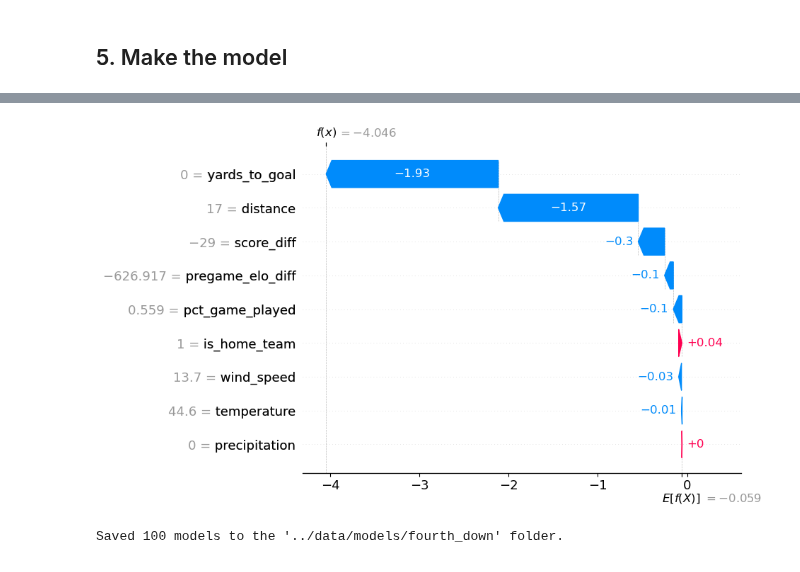
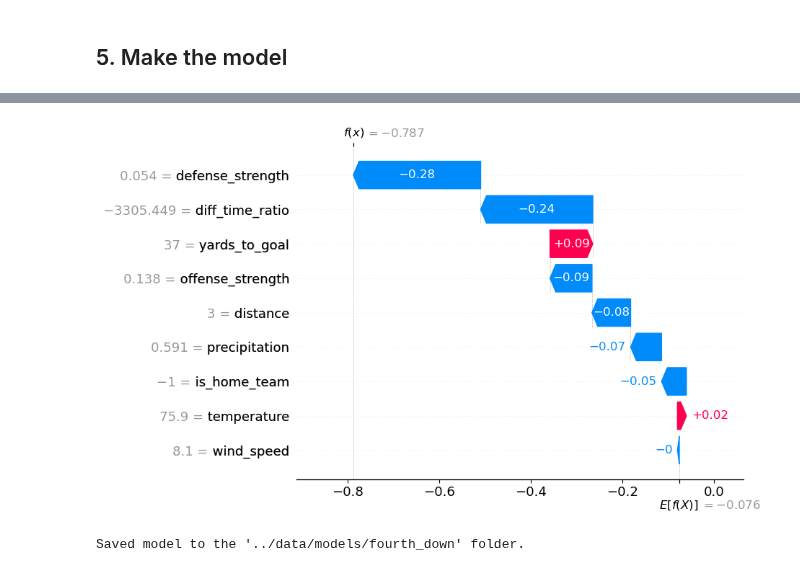
Before and after one commit to lneuendorf/4th-down-models, a Jupyter notebook: notebooks/fourth_down_model.ipynb, the cells around one changed output, grey strips where cells are left out. Cells and saved outputs as stored; diff of their text form; code cells hidden in the pictures.

Commit message:
improved punt and fourth down models

```diff
--- a/notebooks/fourth_down_model.ipynb
+++ b/notebooks/fourth_down_model.ipynb
@@ -398,6 +476,7 @@ dtype: int64
 # %%
 df = df.assign(
     pct_game_played = (((df['period'] - 1) * 15 * 60) + ((15 * 60) - (df['clock_minutes'] * 60 + df['clock_seconds']))) / (4 * 15 * 60),
+    game_seconds_remaining = ((4 * 15 * 60) - ((df['period'] - 1) * 15 * 60 + (15 * 60) - (df['clock_minutes'] * 60 + df['clock_seconds']))),
     score_diff = df['offense_score'] - df['defense_score'],
     is_home_team = np.select([df.neutral_site, df.offense == df.home], [0, 1], default=-1),
     pregame_elo_diff = np.where(df['offense'] == df['home'], df['home_pregame_elo'] - df['away_pregame_elo'], df['away_pregame_elo'] - df['home_pregame_elo']),
@@ -405,6 +484,8 @@ df = df.assign(
     pregame_defense_elo = np.where(df['offense'] == df['home'], df['away_pregame_elo'], df['home_pregame_elo']),
     offense_division = np.where(df['offense'] == df['home'], df['home_division'], df['away_division']),
     defense_division = np.where(df['offense'] == df['home'], df['away_division'], df['home_division']),
+).assign(
+    diff_time_ratio = lambda x: x['score_diff'] * np.exp(4 * (3600 - x['game_seconds_remaining']) / 3600),
 )
 
 df.head()
@@ -434,0 +499,3 @@ Index(['game_id', 'drive_id', 'play_id', 'drive_number', 'play_number',
+# %%
+# FBS only
+df = df.query('offense_division == "fbs" or defense_division == "fbs"').reset_index(drop=True)
@@ -444,10 +676,11 @@ cols = ['game_id', 'drive_id', 'play_id', 'drive_number', 'play_number',
        'game_indoors', 'temperature', 'precipitation',
        'wind_speed', 'pct_game_played', 'score_diff',
        'is_home_team', 'pregame_elo_diff', 'pregame_offense_elo',
-       'pregame_defense_elo', 'first_down']
+       'pregame_defense_elo', 'offense_strength', 'defense_strength', 'diff_time_ratio',
+       'first_down'
+]
 
-#TODO: remove filtering for FBS only?
-df = df.query('offense_division == "fbs" or defense_division == "fbs"')[cols].reset_index(drop=True)
+df = df[cols]
 df.head()
 # %% [output]
 |  | game_id | drive_id | play_id | drive_number | play_number | season | week | season_type | offense | ... |
@@ -530,7 +754,20 @@ df.head()
 # %%
-data = df[['game_id','drive_id','play_id','distance','score_diff','pregame_elo_diff','pct_game_played','is_home_team',
-           'precipitation', 'wind_speed', 'temperature', 'yards_to_goal',
-           'first_down']]
+feature_names = [
+    'distance',
+    # 'score_diff',
+    'diff_time_ratio',
+    # 'pregame_elo_diff',
+    # 'pct_game_played',
+    'is_home_team',
+    'precipitation',
+    'wind_speed',
+    'temperature',
+    'yards_to_goal',
+    'offense_strength',
+    'defense_strength'
+]
+
+data = df[['game_id','drive_id','play_id'] + feature_names + ['first_down']]
 
 # Split into 80-20 train val set by game_id
 game_ids = df.game_id.unique()
@@ -891,30 +1077,27 @@ df[data.columns.tolist() + ['conversion_proba_5','conversion_proba_50','conversi
 # %%
-idx = 21743
-
-model = models[0]
+idx = 2935
 
 game_data = data[data.index == idx].drop(columns=['game_id', 'drive_id', 'play_id', 'first_down']).head(1)
 
-explainer = shap.TreeExplainer(model)
+explainer = shap.TreeExplainer(final_model)
 shap_values = explainer.shap_values(game_data)
 shap_values_explained = shap.Explanation(values=shap_values,
                                          base_values=explainer.expected_value,
                                          data=game_data,
                                          feature_names=game_data.columns)
 
 shap.plots.waterfall(shap_values_explained[0])
 plt.show()
 # %% [output]
-[figure, old version]
+[figure, new version]
 # %%
 model_dir = join(DATA_DIR, 'models', 'fourth_down')
 if not os.path.exists(model_dir):
     os.makedirs(model_dir)
 
-for i, model in enumerate(models):
-    model_path = os.path.join(model_dir, f"model_{i}.json")
-    model.save_model(model_path)
+model_path = os.path.join(model_dir, f"xgb_classifier.json")
+final_model.save_model(model_path)
 
-print(f"Saved {len(models)} models to the '{model_dir}' folder.")
+print(f"Saved model to the '{model_dir}' folder.")
 # %% [output]
-Saved 100 models to the '../data/models/fourth_down' folder.
+Saved model to the '../data/models/fourth_down' folder.
```
Also changed, not shown: parts of 28 cells of this notebook, 1 other file.
